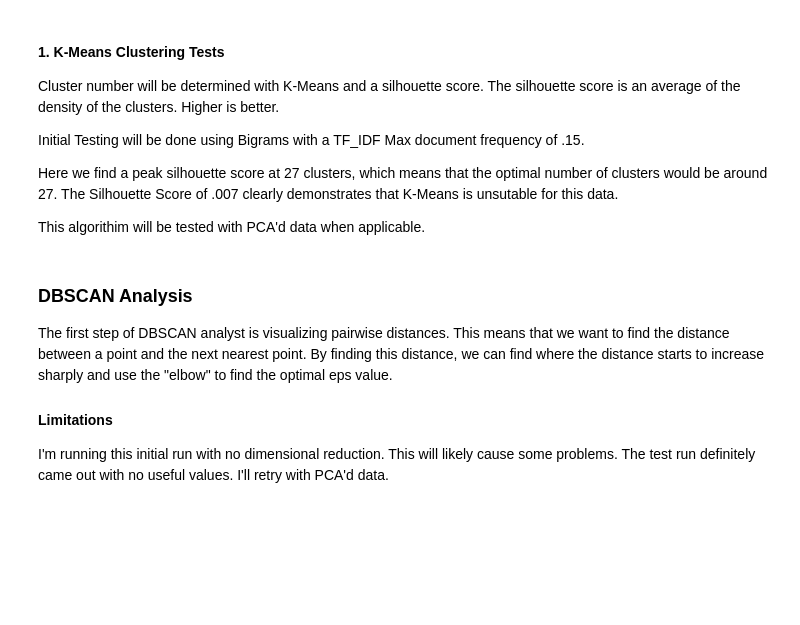
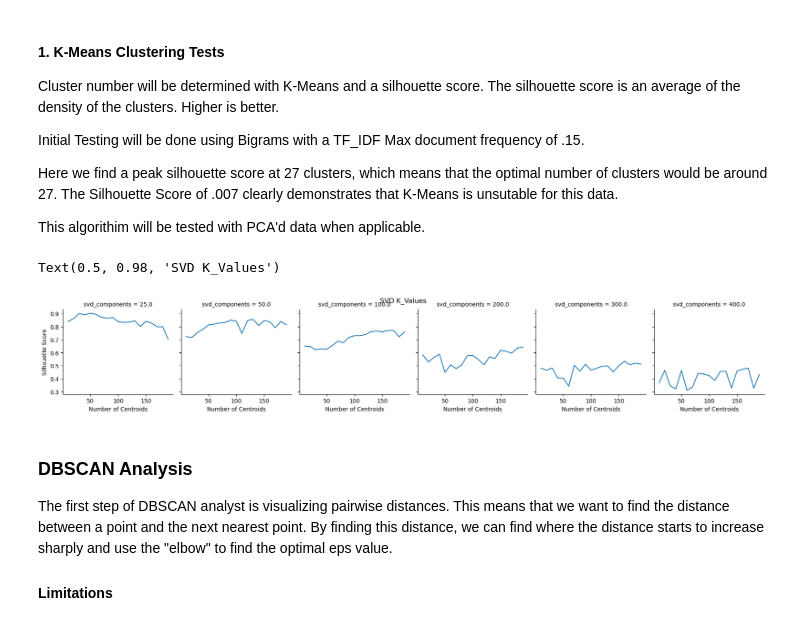
Before and after one commit to isaac1987a/Unsupervised-Learning-Final, a Jupyter notebook: Hate Speach Detection.ipynb, the cells around one changed output. Saved outputs shown, nothing was run; the diff lists cells and outputs as text; code cells hidden in the pictures; blank space fills up the shorter version.

```diff
--- a/Hate Speach Detection.ipynb
+++ b/Hate Speach Detection.ipynb
@@ -343,0 +375,9 @@ def k_means_silouette(data, range_n_clusters):
+# %%
+s_scores = pd.read_csv("Data/s_scores")
+plot = sns.FacetGrid(data = s_scores, col = "svd_components")
+plot.map(sns.lineplot, "k_centroids", "silhouette_score")
+plot.set(xlabel="Number of Centroids", ylabel="Silhouette Score")
+plot.fig.suptitle("SVD K_Values")
+# %% [output]
+Text(0.5, 0.98, 'SVD K_Values')
+[figure, added]
@@ -346,5 +388,4 @@ def k_means_silouette(data, range_n_clusters):
 The first step of DBSCAN analyst is visualizing pairwise distances.  This means that we want to find the distance between a point and the next nearest point.  By finding this distance, we can find where the distance starts to increase sharply and use the "elbow" to find the optimal eps value.
 
 #### Limitations
-I'm running this initial run with no dimensional reduction.  This will likely cause some problems.  The test run definitely came out with no useful values.  I'll retry with PCA'd data.
 # %%
```
Also changed, not shown: parts of 20 cells of this notebook, 10 other files.
